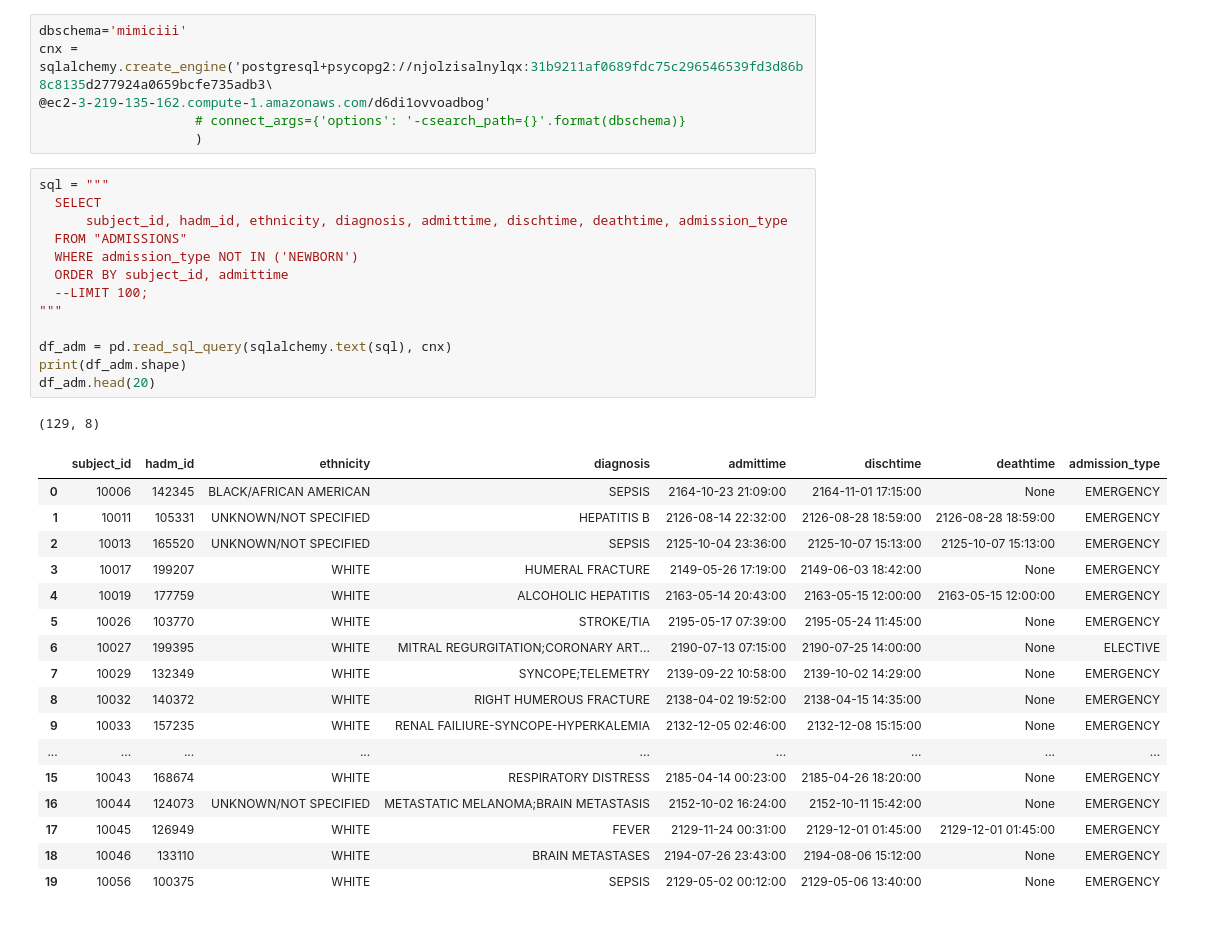
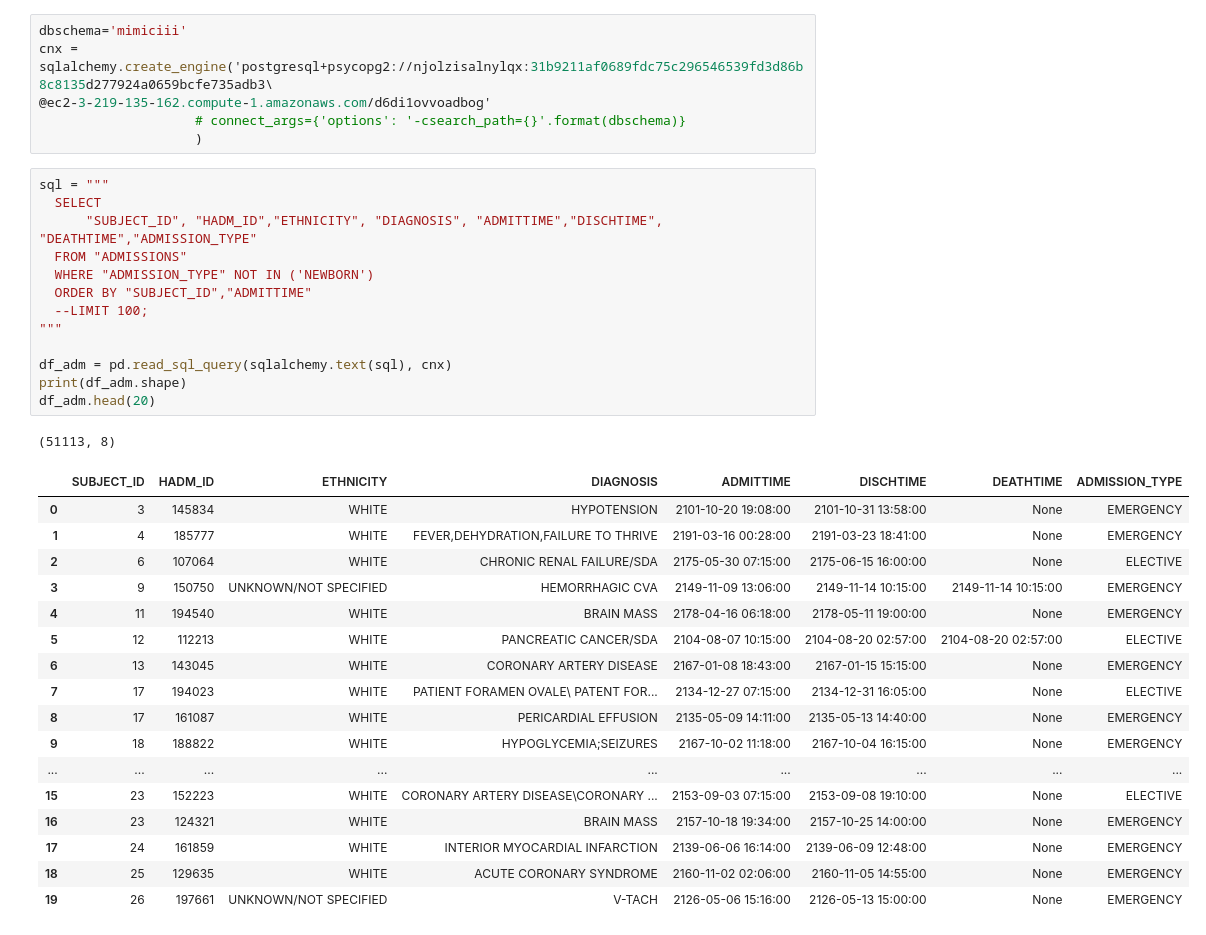
Before and after one commit to nehalb123/SyntheticMedicalDataGeneration, a Jupyter notebook: pre-process files/02_readmission_classification_preprocess.ipynb, the cells around one changed output. Drawn from its saved outputs; the diff is of its cells as text.

```diff
--- a/pre-process files/02_readmission_classification_preprocess.ipynb
+++ b/pre-process files/02_readmission_classification_preprocess.ipynb
@@ -27,33 +29,33 @@ cnx = sqlalchemy.create_engine('postgresql+psycopg2://njolzisalnylqx:31b9211af06
 # %%
 sql = """
   SELECT
-      subject_id, hadm_id, ethnicity, diagnosis, admittime, dischtime, deathtime, admission_type
+      "SUBJECT_ID", "HADM_ID","ETHNICITY", "DIAGNOSIS", "ADMITTIME","DISCHTIME", "DEATHTIME","ADMISSION_TYPE"
   FROM "ADMISSIONS"
-  WHERE admission_type NOT IN ('NEWBORN')
-  ORDER BY subject_id, admittime
+  WHERE "ADMISSION_TYPE" NOT IN ('NEWBORN')
+  ORDER BY "SUBJECT_ID","ADMITTIME"
   --LIMIT 100;
 """
 
 df_adm = pd.read_sql_query(sqlalchemy.text(sql), cnx)
 print(df_adm.shape)
 df_adm.head(20)
 # %% [output]
-(129, 8)
+(51113, 8)
-|  | subject_id | hadm_id | ethnicity | diagnosis | admittime | dischtime | deathtime | admission_type |
-| 0 | 10006 | 142345 | BLACK/AFRICAN AMERICAN | SEPSIS | 2164-10-23 21:09:00 | 2164-11-01 17:15:00 | None | EMERGENCY |
-| 1 | 10011 | 105331 | UNKNOWN/NOT SPECIFIED | HEPATITIS B | 2126-08-14 22:32:00 | 2126-08-28 18:59:00 | 2126-08-28 18:59:00 | EMERGENCY |
-| 2 | 10013 | 165520 | UNKNOWN/NOT SPECIFIED | SEPSIS | 2125-10-04 23:36:00 | 2125-10-07 15:13:00 | 2125-10-07 15:13:00 | EMERGENCY |
-| 3 | 10017 | 199207 | WHITE | HUMERAL FRACTURE | 2149-05-26 17:19:00 | 2149-06-03 18:42:00 | None | EMERGENCY |
-| 4 | 10019 | 177759 | WHITE | ALCOHOLIC HEPATITIS | 2163-05-14 20:43:00 | 2163-05-15 12:00:00 | 2163-05-15 12:00:00 | EMERGENCY |
-| 5 | 10026 | 103770 | WHITE | STROKE/TIA | 2195-05-17 07:39:00 | 2195-05-24 11:45:00 | None | EMERGENCY |
-| 6 | 10027 | 199395 | WHITE | MITRAL REGURGITATION;CORONARY ART... | 2190-07-13 07:15:00 | 2190-07-25 14:00:00 | None | ELECTIVE |
-| 7 | 10029 | 132349 | WHITE | SYNCOPE;TELEMETRY | 2139-09-22 10:58:00 | 2139-10-02 14:29:00 | None | EMERGENCY |
-| 8 | 10032 | 140372 | WHITE | RIGHT HUMEROUS FRACTURE | 2138-04-02 19:52:00 | 2138-04-15 14:35:00 | None | EMERGENCY |
-| 9 | 10033 | 157235 | WHITE | RENAL FAILIURE-SYNCOPE-HYPERKALEMIA | 2132-12-05 02:46:00 | 2132-12-08 15:15:00 | None | EMERGENCY |
+|  | SUBJECT_ID | HADM_ID | ETHNICITY | DIAGNOSIS | ADMITTIME | DISCHTIME | DEATHTIME | ADMISSION_TYPE |
+| 0 | 3 | 145834 | WHITE | HYPOTENSION | 2101-10-20 19:08:00 | 2101-10-31 13:58:00 | None | EMERGENCY |
+| 1 | 4 | 185777 | WHITE | FEVER,DEHYDRATION,FAILURE TO THRIVE | 2191-03-16 00:28:00 | 2191-03-23 18:41:00 | None | EMERGENCY |
+| 2 | 6 | 107064 | WHITE | CHRONIC RENAL FAILURE/SDA | 2175-05-30 07:15:00 | 2175-06-15 16:00:00 | None | ELECTIVE |
+| 3 | 9 | 150750 | UNKNOWN/NOT SPECIFIED | HEMORRHAGIC CVA | 2149-11-09 13:06:00 | 2149-11-14 10:15:00 | 2149-11-14 10:15:00 | EMERGENCY |
+| 4 | 11 | 194540 | WHITE | BRAIN MASS | 2178-04-16 06:18:00 | 2178-05-11 19:00:00 | None | EMERGENCY |
+| 5 | 12 | 112213 | WHITE | PANCREATIC CANCER/SDA | 2104-08-07 10:15:00 | 2104-08-20 02:57:00 | 2104-08-20 02:57:00 | ELECTIVE |
+| 6 | 13 | 143045 | WHITE | CORONARY ARTERY DISEASE | 2167-01-08 18:43:00 | 2167-01-15 15:15:00 | None | EMERGENCY |
+| 7 | 17 | 194023 | WHITE | PATIENT FORAMEN OVALE\ PATENT FOR... | 2134-12-27 07:15:00 | 2134-12-31 16:05:00 | None | ELECTIVE |
+| 8 | 17 | 161087 | WHITE | PERICARDIAL EFFUSION | 2135-05-09 14:11:00 | 2135-05-13 14:40:00 | None | EMERGENCY |
+| 9 | 18 | 188822 | WHITE | HYPOGLYCEMIA;SEIZURES | 2167-10-02 11:18:00 | 2167-10-04 16:15:00 | None | EMERGENCY |
 | ... | ... | ... | ... | ... | ... | ... | ... | ... |
-| 15 | 10043 | 168674 | WHITE | RESPIRATORY DISTRESS | 2185-04-14 00:23:00 | 2185-04-26 18:20:00 | None | EMERGENCY |
-| 16 | 10044 | 124073 | UNKNOWN/NOT SPECIFIED | METASTATIC MELANOMA;BRAIN METASTASIS | 2152-10-02 16:24:00 | 2152-10-11 15:42:00 | None | EMERGENCY |
-| 17 | 10045 | 126949 | WHITE | FEVER | 2129-11-24 00:31:00 | 2129-12-01 01:45:00 | 2129-12-01 01:45:00 | EMERGENCY |
-| 18 | 10046 | 133110 | WHITE | BRAIN METASTASES | 2194-07-26 23:43:00 | 2194-08-06 15:12:00 | None | EMERGENCY |
-| 19 | 10056 | 100375 | WHITE | SEPSIS | 2129-05-02 00:12:00 | 2129-05-06 13:40:00 | None | EMERGENCY |
+| 15 | 23 | 152223 | WHITE | CORONARY ARTERY DISEASE\CORONARY ... | 2153-09-03 07:15:00 | 2153-09-08 19:10:00 | None | ELECTIVE |
+| 16 | 23 | 124321 | WHITE | BRAIN MASS | 2157-10-18 19:34:00 | 2157-10-25 14:00:00 | None | EMERGENCY |
+| 17 | 24 | 161859 | WHITE | INTERIOR MYOCARDIAL INFARCTION | 2139-06-06 16:14:00 | 2139-06-09 12:48:00 | None | EMERGENCY |
+| 18 | 25 | 129635 | WHITE | ACUTE CORONARY SYNDROME | 2160-11-02 02:06:00 | 2160-11-05 14:55:00 | None | EMERGENCY |
+| 19 | 26 | 197661 | UNKNOWN/NOT SPECIFIED | V-TACH | 2126-05-06 15:16:00 | 2126-05-13 15:00:00 | None | EMERGENCY |
 # %%
```
Also changed, not shown: parts of 21 cells of this notebook, 4 other files.
